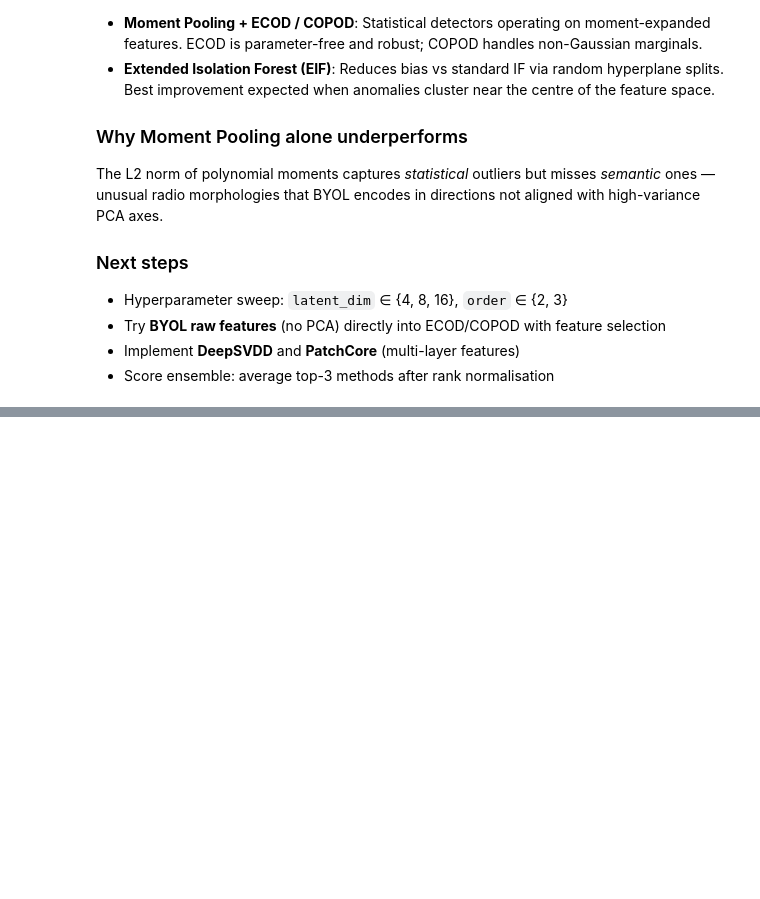
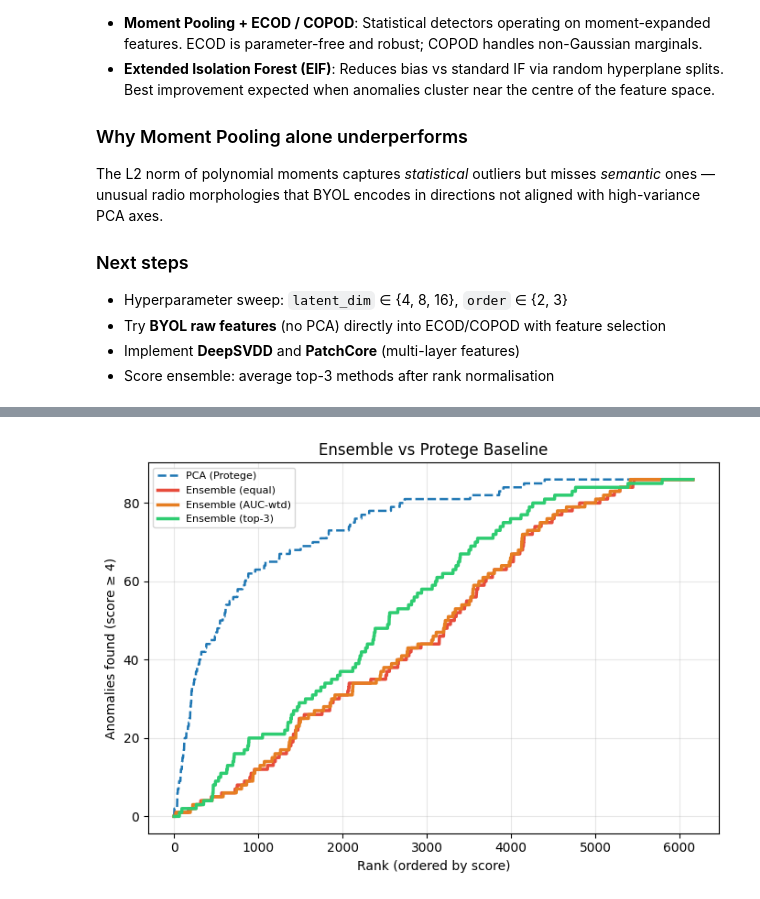
Before and after one commit to MioraRandrianasy/MGCLS_Moment_pooling_vs_PCA, a Jupyter notebook: scripts/evaluation.ipynb, the cells around one changed output, grey strips where cells are left out. Cells and saved outputs as stored; diff of their text form; code cells hidden in the pictures; blank space fills up the shorter version.

```diff
--- a/scripts/evaluation.ipynb
+++ b/scripts/evaluation.ipynb
@@ -301,0 +623,24 @@ The L2 norm of polynomial moments captures *statistical* outliers but misses *se
+# %%
+# ── Discovery curve (single plot) ────────────────────────────────────────────
+fig, ax = plt.subplots(figsize=(7, 5))
+
+colors_ens = ['#1f77b4', '#e74c3c', '#e67e22', '#2ecc71']
+
+# Plot methods
+for (name, scores), c in zip(ensemble_methods.items(), colors_ens):
+    lw = 2.5 if 'Ensemble' in name else 1.8
+    ls = '-'  if 'Ensemble' in name else '--'
+    ax.plot(cumulative_sum(scores, y_interesting),
+            label=name, color=c, lw=lw, ls=ls)
+
+# Labels & styling
+ax.set_xlabel('Rank (ordered by score)')
+ax.set_ylabel('Anomalies found (score ≥ 4)')
+ax.set_title('Ensemble vs Protege Baseline')
+ax.legend(fontsize=8)
+ax.grid(True, alpha=0.3)
+
+plt.tight_layout()
+plt.show()
+# %% [output]
+[figure, added]
```
Also changed, not shown: parts of 54 cells of this notebook, 2 other files.
